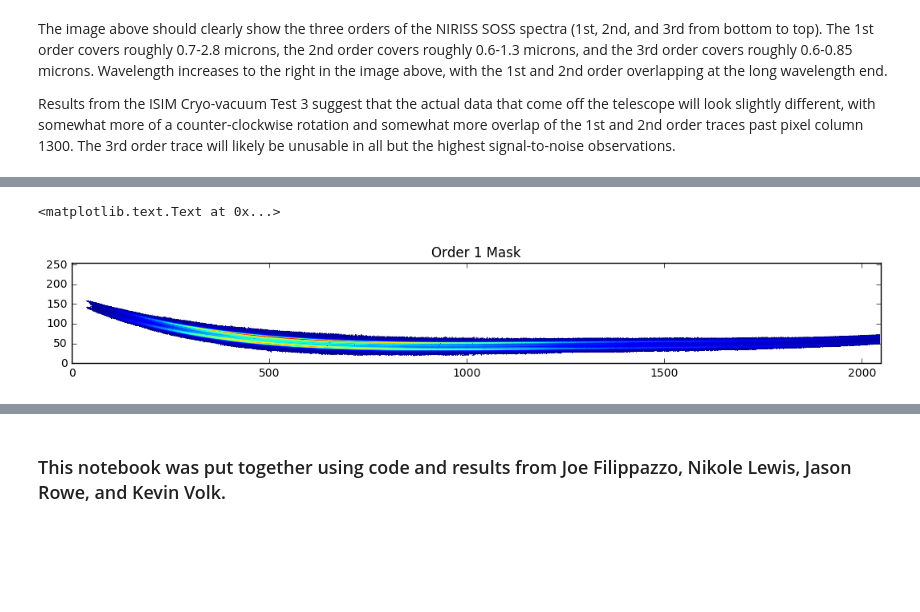
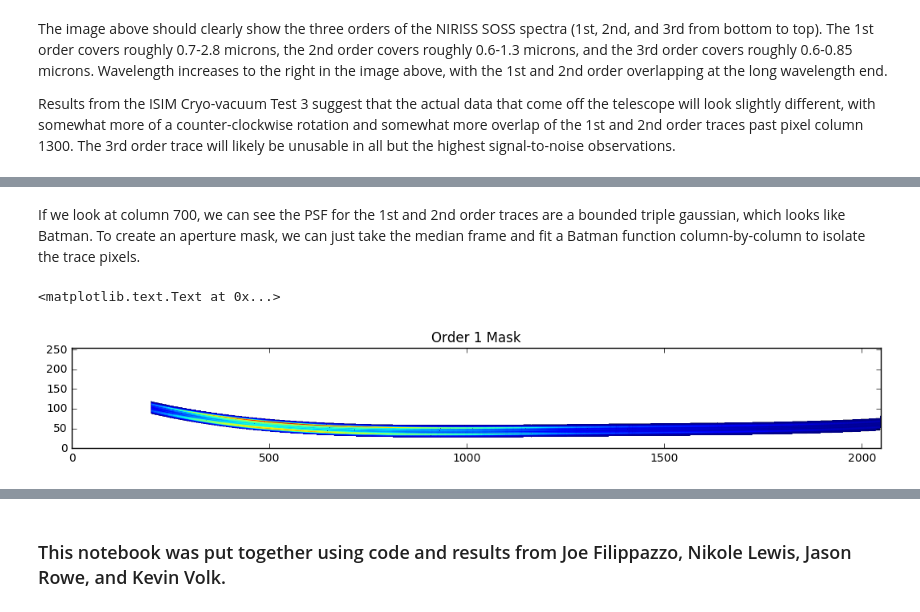
Before and after one commit to ExoCTK/ETEO_JWST, a Jupyter notebook: extract1D/Extract Time Series Spectra.ipynb, the cells around one changed output, grey strips where cells are left out. Drawn from its saved outputs; the diff is of its cells as text; code cells hidden in the pictures; blank space fills up the shorter version.

```diff
--- a/extract1D/Extract Time Series Spectra.ipynb
+++ b/extract1D/Extract Time Series Spectra.ipynb
@@ -71,2 +71,6 @@ What we would like from these data are an array of 900 1-D spectra for each spec
 
 In the interests of time, we will extract only the 1st order spectra. The routine below assigns an average wavelength to each of the 2048 columns of the SOSS subarray, applies a mask to isolate the 1st order trace from background and higher order pixels, and then performs a simple column sum.
+# %%
+# Look at the cross section
+bat_bounds = ([1,2,100,3,50,1],[120,5,1500,10,1500,20])
+psf = spec1D.isolate_signal(data2D[23][:,800], func=spec1D.batman, bounds=bat_bounds, plot=True)
@@ -73,16 +79,30 @@ In the interests of time, we will extract only the 1st order spectra. The routin
+# %% [markdown]
+If we look at column 700, we can see the PSF for the 1st and 2nd order traces are a bounded triple gaussian, which looks like Batman. To create an aperture mask, we can just take the median frame and fit a Batman function column-by-column to isolate the trace pixels.
 # %%
-# Get the 1st order mask
-mask = np.load('data/sim_mask.npy')[:,::-1]
+# This code takes about 5 minutes to run so we will just load the precomputed mask
+"""
+import get1Dspectrum as spec1D
+
+# Get the median frame to mask
+med_data2D = np.nanmedian(data2D, axis=0)
+
+# Isolate the 1st order trace by fitting a function to each column (~5 minutes)
+mask = spec1D.function_trace(med_data2D.T, func=spec1D.batman, bounds=bat_bounds, smooth='', start=(200,100), plot=True).mask
+"""
+
+# Load the mask
+mask = np.load('data/sim_mask_fit.npy')
+mask[:,:200] = True
 
 # Make it the correct shape
 full_mask = np.dstack([mask]*len(data2D)).T.swapaxes(1,2)
 
 # Mask the 2D data
 masked_data2D = np.ma.array(data2D.copy(), mask=full_mask)
 plt.figure(figsize=(13,2))
 plt.imshow(masked_data2D[0], origin='lower')
 plt.title('Order 1 Mask')
 # %% [output]
 <matplotlib.text.Text at 0x...>
-[figure, old version]
+[figure, new version]
 # %%
```
Also changed, not shown: parts of 5 cells of this notebook, 4 other files.
